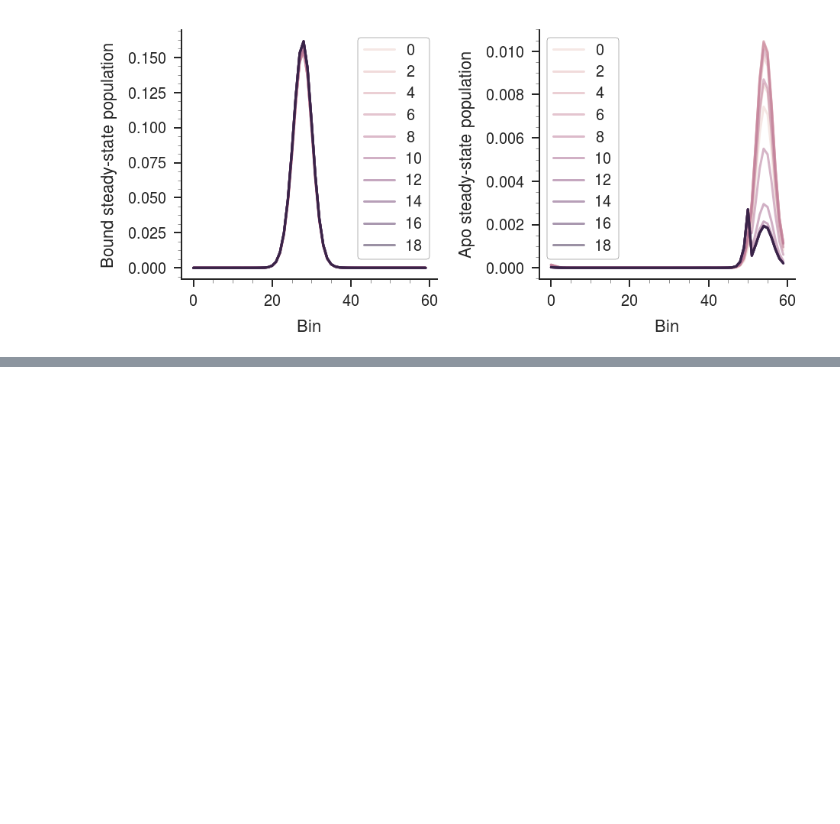
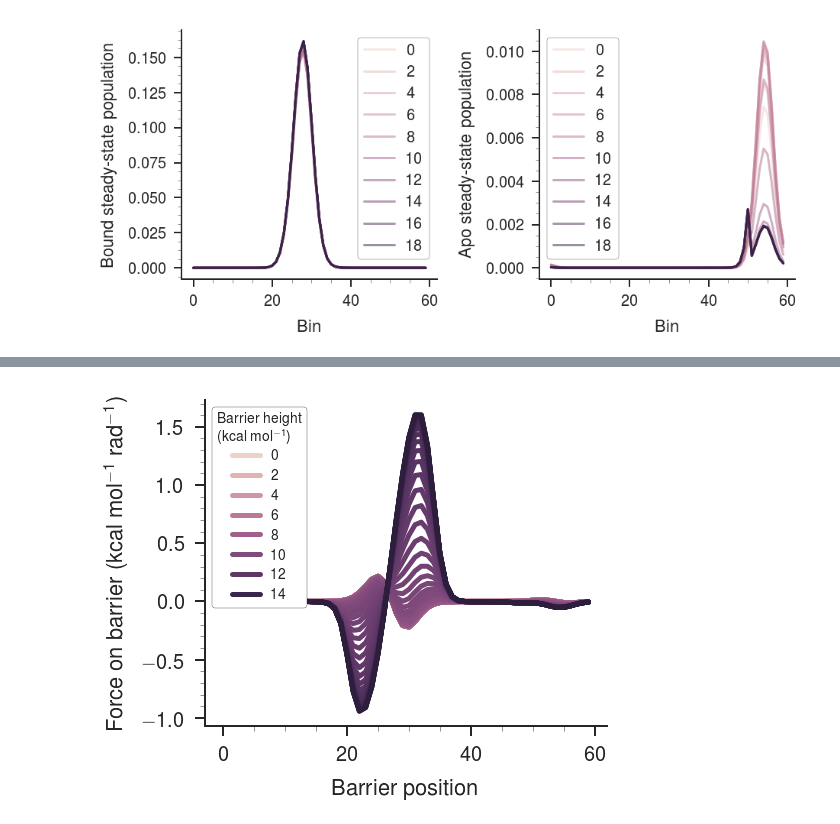
Before and after one commit to slochower/nonequilibrium-master, a Jupyter notebook: notebooks/force-on-barrier/force-on-barrier-quick-explanation.ipynb, the cells around one changed output, grey strips where cells are left out. Drawn from its saved outputs; the diff is of its cells as text; code cells hidden in the pictures; blank space fills up the shorter version.

Commit message:
Force on barrier as a function of position and barrier height

```diff
--- a/notebooks/force-on-barrier/force-on-barrier-quick-explanation.ipynb
+++ b/notebooks/force-on-barrier/force-on-barrier-quick-explanation.ipynb
@@ -713,0 +739,8 @@ Height  Apo force       Bound force     Sum     Flux
+# %%
+positions = range(blocked.bins)
+heights = np.arange(0, 15, 0.2)
+forces = np.zeros((len(heights), len(positions)))
+for i, height in enumerate(heights):
+    for j, position in enumerate(positions):
+        print(i, j)
+        forces[i, j] = report_force_on_barrier(position, height=height)
@@ -713,0 +782,16 @@ Height  Apo force       Bound force     Sum     Flux
+# %%
+fig = plt.figure(figsize=(1 * 6 * 1.2, 6))
+grid = GridSpec(1, 1, wspace=0.2, hspace=0.2)
+ax = plt.subplot(grid[0, 0])
+cmap = sns.cubehelix_palette(len(heights))
+
+for i, height in enumerate(heights):
+    ax.plot(positions, forces[i], c=cmap[i], label='{0:1.0f}'.format(height) if i % 10 == 0 else '')
+
+ax.set_ylabel('Force on barrier (kcal mol$^{-1}$ rad$^{-1}$)')
+ax.set_xlabel('Barrier position')
+legend = ax.legend(frameon=True, loc=2, framealpha=1.0, edgecolor='k', title='Barrier height\n(kcal mol$^{-1}$)', fontsize=14)
+plt.setp(legend.get_title(),fontsize=14)
+paper_plot(fig)
+# %% [output]
+[figure, added]
```
Also changed, not shown: parts of 2 cells of this notebook, 1 other file.
